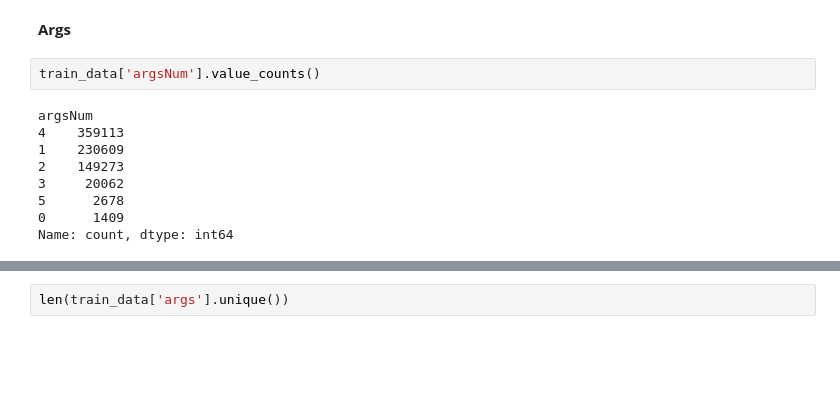
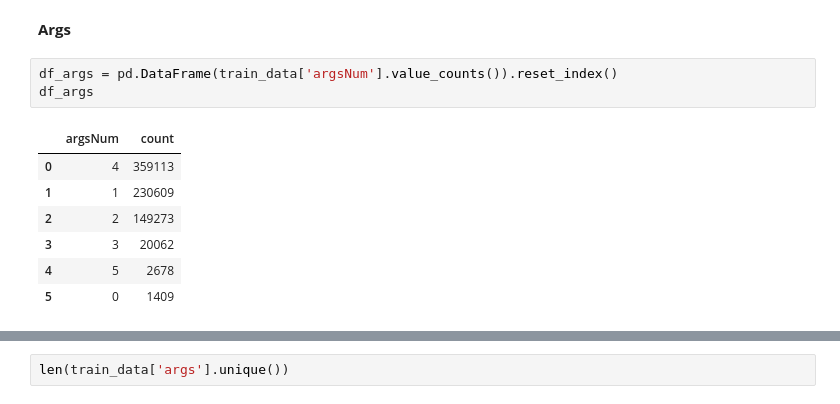
Before and after one commit to moryba/Beth-project, a Jupyter notebook: Data analysis/data analysis.ipynb, the cells around one changed output, grey strips where cells are left out. Cells and saved outputs as stored; diff of their text form; blank space fills up the shorter version.

```diff
--- a/Data analysis/data analysis.ipynb
+++ b/Data analysis/data analysis.ipynb
@@ -1203,14 +1240,14 @@ plt.show()
 [figure]
 # %% [markdown]
 **Args**
-# %%
-train_data['argsNum'].value_counts()
-# %% [output]
-argsNum
-4    359113
-1    230609
-2    149273
-3     20062
-5      2678
-0      1409
-Name: count, dtype: int64
+# %%
+df_args = pd.DataFrame(train_data['argsNum'].value_counts()).reset_index()
+df_args
+# %% [output]
+|  | argsNum | count |
+| 0 | 4 | 359113 |
+| 1 | 1 | 230609 |
+| 2 | 2 | 149273 |
+| 3 | 3 | 20062 |
+| 4 | 5 | 2678 |
+| 5 | 0 | 1409 |
```
Also changed, not shown: parts of 3 cells of this notebook, 3 other files.
